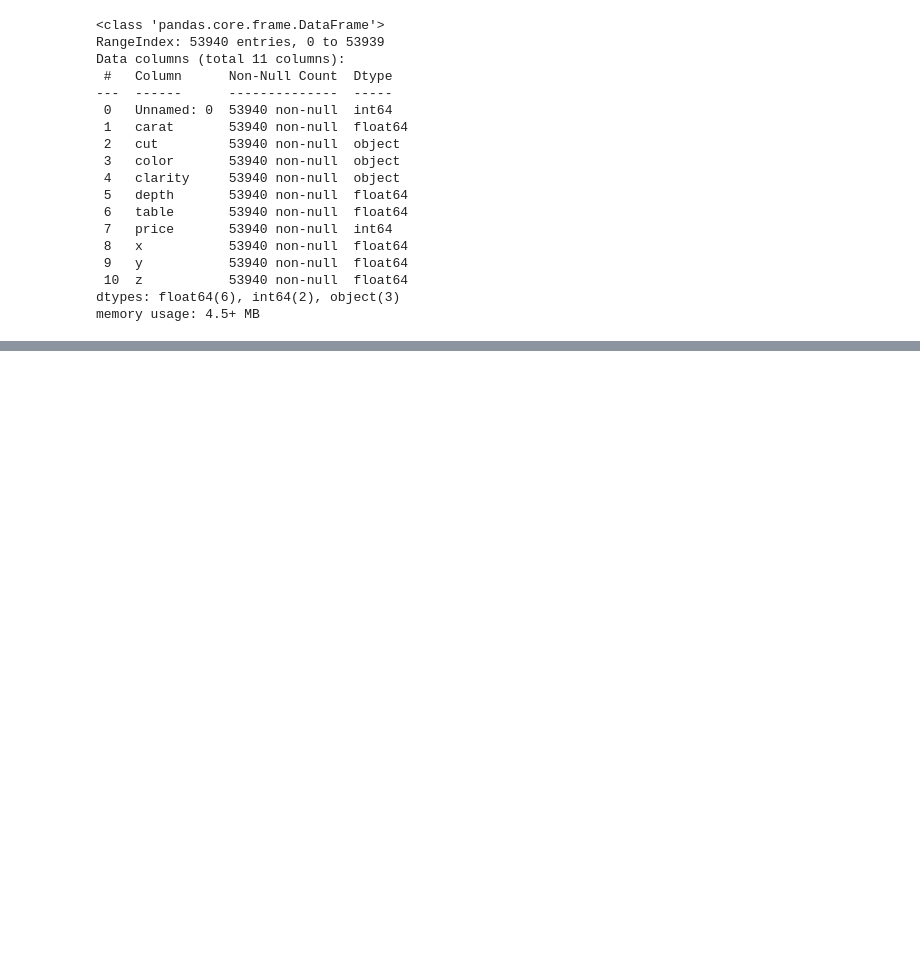
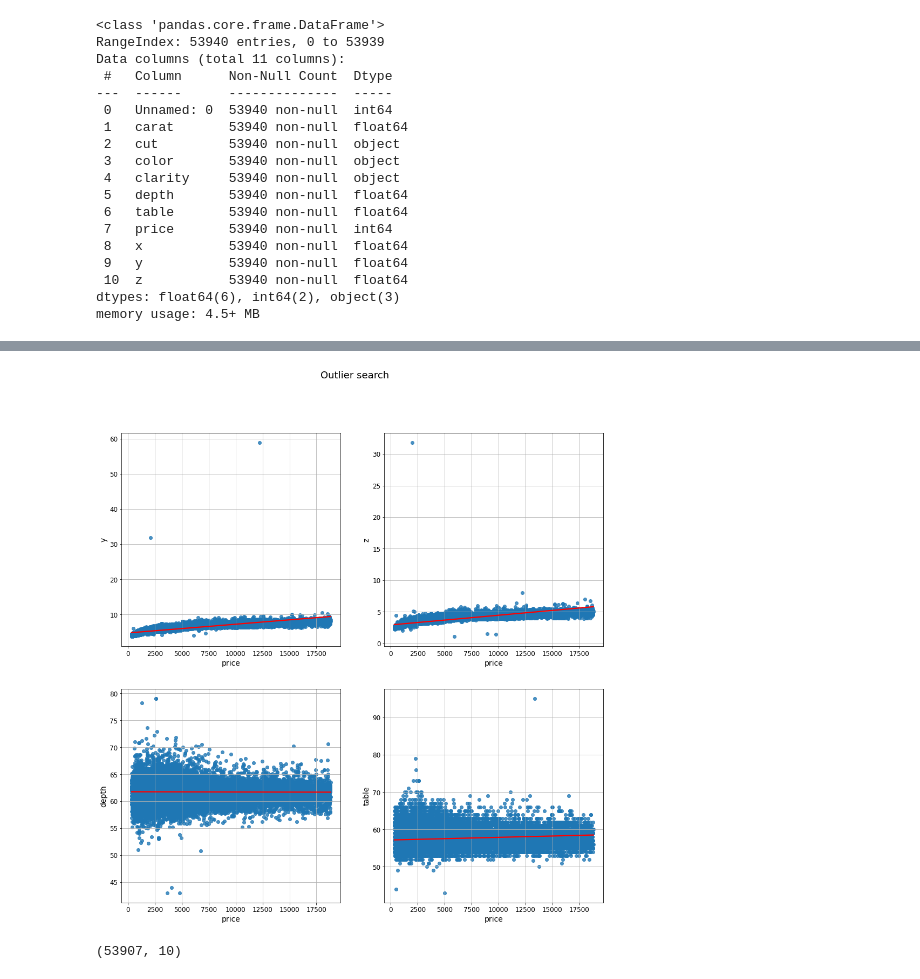
Before and after one commit to norbertmarko/ml-class-projects, a Jupyter notebook: diamonds.ipynb, the cells around one changed output, grey strips where cells are left out. Saved outputs shown, nothing was run; the diff lists cells and outputs as text; code cells hidden in the pictures; blank space fills up the shorter version.

```diff
--- a/diamonds.ipynb
+++ b/diamonds.ipynb
@@ -140,0 +147,30 @@ diamonds.describe()
+# %%
+# Check intervals for outliers
+plt.figure(figsize=(16,16))
+plt.suptitle("Outlier search",fontsize=18)
+plt.tight_layout(pad=1)
+
+plt.subplot(2, 2, 1)
+sns.regplot(x="price", y="y", data=diamonds, line_kws={"color": "red"})
+plt.grid()
+plt.subplot(2, 2, 2)
+sns.regplot(x="price", y="z", data=diamonds, line_kws={"color": "red"})
+plt.grid()
+plt.subplot(2, 2, 3)
+sns.regplot(x="price", y="depth", data=diamonds, line_kws={"color": "red"})
+plt.grid()
+plt.subplot(2, 2, 4)
+sns.regplot(x="price", y="table", data=diamonds, line_kws={"color": "red"})
+plt.grid()
+# %% [output]
+[figure, added]
+# %%
+# Dropping the outliers.
+diamonds = diamonds[(diamonds["depth"]<75)&(diamonds["depth"]>45)]
+diamonds = diamonds[(diamonds["table"]<80)&(diamonds["table"]>40)]
+diamonds = diamonds[(diamonds["x"]<30)]
+diamonds = diamonds[(diamonds["y"]<30)]
+diamonds = diamonds[(diamonds["z"]<30)&(diamonds["z"]>2)]
+diamonds.shape
+# %% [output]
+(53907, 10)
```
Also changed, not shown: parts of 45 cells of this notebook, 13 other files.
